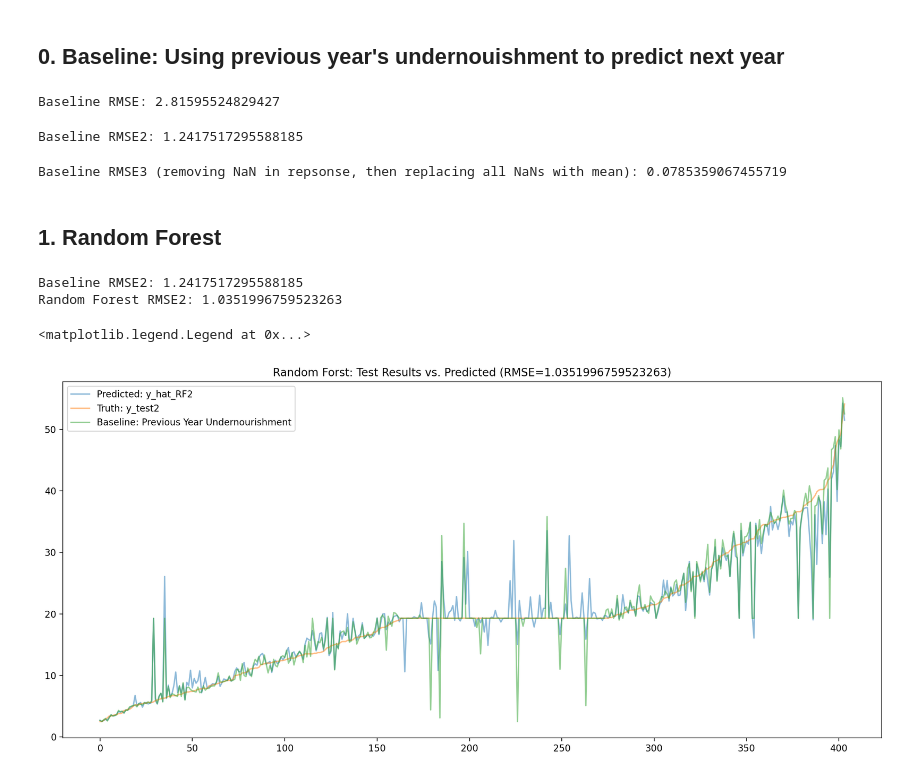
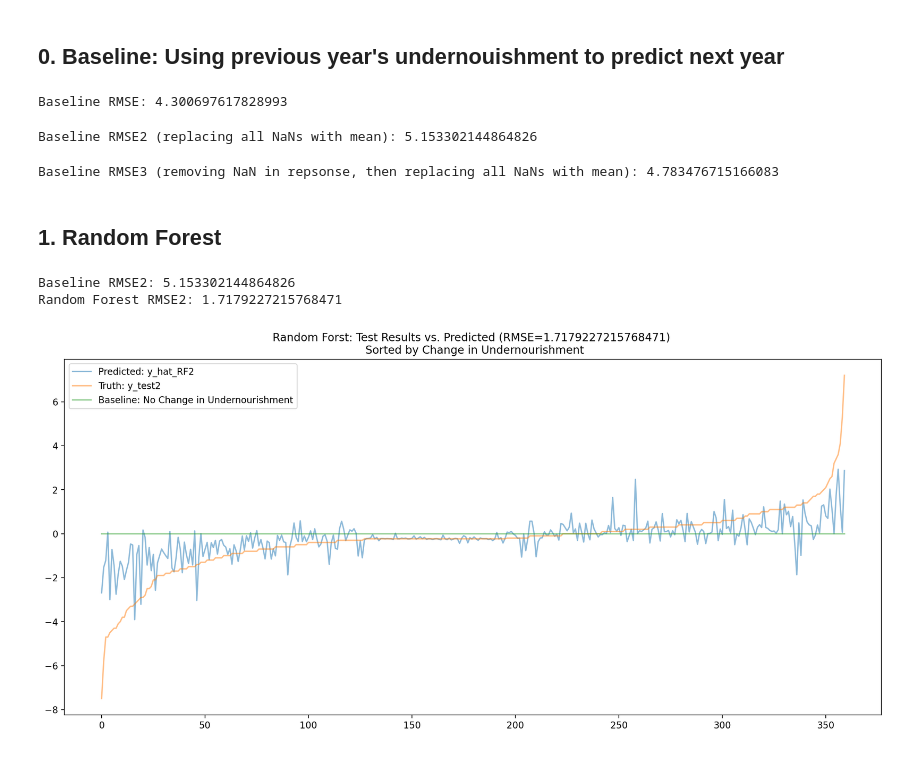
Before and after one commit to bakerjf1993/Supply-Chain, a Jupyter notebook: Food_Security_Analysis-Git.ipynb, the cells around one changed output. Saved outputs shown, nothing was run; the diff lists cells and outputs as text; code cells hidden in the pictures.

Commit message:
switched to predicting change in undernourishment

```diff
--- a/Food_Security_Analysis-Git.ipynb
+++ b/Food_Security_Analysis-Git.ipynb
@@ -149,10 +164,13 @@ for i in range(0, len(df)-1):
 Future_Undernourishment_Col_Name = "Prevalence of undernourishment (percent) (3-year average)"
 for i in range(0, len(countrydf)-1):
     if countrydf.loc[i,'Year'] != 2021:
-        countrydf.loc[i,'Future Undernourishment'] = countrydf.loc[i+1,Future_Undernourishment_Col_Name]
+        #countrydf.loc[i,'Future Undernourishment'] = countrydf.loc[i+1,Future_Undernourishment_Col_Name]
+        # Future Undernourishment is the change in undernourishment for the next year
+        countrydf.loc[i,'Future Undernourishment'] = countrydf.loc[i+1,Future_Undernourishment_Col_Name]-countrydf.loc[i,Future_Undernourishment_Col_Name]
     else:
         continue
-#countrydf.to_csv('countrydf.csv')
-#if len()
-#countrydf = countrydf[countrydf.Year != 2000]
-#countrydf = countrydf[countrydf.Year != 2021]
+# %%
+# Remove data for years 2000 and 2021, which do not have a response variable
+countrydf = countrydf[countrydf.Year != 2000]
+countrydf = countrydf[countrydf.Year != 2021]
+countrydf = countrydf.reset_index()
@@ -159,3 +218,8 @@ for i in range(0, len(countrydf)-1):
+# %%
+# Remove rows for Equatorial Guinea (because there is insufficent data)
+countrydf = countrydf[countrydf['Country'] != 'Equatorial Guinea']
+countrydf = countrydf.reset_index()
+countrydf.to_csv('countrydf.csv')
 # %% [markdown]
 # Percent of Missing Data
 # %%
@@ -455,23 +473,23 @@ y_test3 = y_test2.iloc[keep_indices_test]
 # %% [markdown]
 ## 0. Baseline: Using previous year's undernouishment to predict next year
 # %%
-y_hat_baseline = X_test[Future_Undernourishment_Col_Name]
+y_hat_baseline = X_test[Future_Undernourishment_Col_Name]*0
 RMSE_baseline = np.sqrt((np.sum(y_hat_baseline-y_test)**2)/len(y_hat_baseline))
 print("Baseline RMSE: "+str(RMSE_baseline))
 # %% [output]
-Baseline RMSE: 2.81595524829427
+Baseline RMSE: 4.300697617828993
 # %%
-y_hat_baseline2 = X_test2[Future_Undernourishment_Col_Name]
+y_hat_baseline2 = X_test2[Future_Undernourishment_Col_Name]*0
 RMSE_baseline2 = np.sqrt((np.sum(y_hat_baseline2-y_test2)**2)/len(y_hat_baseline2))
-print("Baseline RMSE2: "+str(RMSE_baseline2))
+print("Baseline RMSE2 (replacing all NaNs with mean): "+str(RMSE_baseline2))
 # %% [output]
-Baseline RMSE2: 1.2417517295588185
+Baseline RMSE2 (replacing all NaNs with mean): 5.153302144864826
 # %%
-y_hat_baseline3 = X_test3[Future_Undernourishment_Col_Name]
+y_hat_baseline3 = X_test3[Future_Undernourishment_Col_Name]*0
 RMSE_baseline3 = np.sqrt((np.sum(y_hat_baseline3-y_test3)**2)/len(y_hat_baseline3))
 print("Baseline RMSE3 (removing NaN in repsonse, then replacing all NaNs with mean): "+str(RMSE_baseline3))
 # %% [output]
-Baseline RMSE3 (removing NaN in repsonse, then replacing all NaNs with mean): 0.0785359067455719
+Baseline RMSE3 (removing NaN in repsonse, then replacing all NaNs with mean): 4.783476715166083
 # %% [markdown]
 ## 1. Random Forest
 # %%
@@ -486,19 +504,18 @@ RMSE_RF2 = np.sqrt((np.sum(y_hat_RF2-y_test2)**2)/len(y_hat_RF2))
 print("Baseline RMSE2: "+str(RMSE_baseline2))
 print("Random Forest RMSE2: "+str(RMSE_RF2))
 # %% [output]
-Baseline RMSE2: 1.2417517295588185
-Random Forest RMSE2: 1.0351996759523263
+Baseline RMSE2: 5.153302144864826
+Random Forest RMSE2: 1.7179227215768471
 # %%
 sorted_Idx = np.argsort(y_test2.to_numpy())
 plt.figure(figsize=(16, 7), dpi=200)
 plt.plot(y_hat_RF2[sorted_Idx], label='Predicted: y_hat_RF2', alpha=0.5)
 plt.plot(y_test2.to_numpy()[sorted_Idx], label='Truth: y_test2', alpha=0.5)
-plt.plot(y_hat_baseline2.to_numpy()[sorted_Idx], label='Baseline: Previous Year Undernourishment', alpha=0.5)
-plt.title("Random Forst: Test Results vs. Predicted (RMSE="+str(RMSE_RF2)+")")
-plt.legend()
+plt.plot(y_hat_baseline2.to_numpy()[sorted_Idx], label='Baseline: No Change in Undernourishment', alpha=0.5)
+plt.title("Random Forst: Test Results vs. Predicted (RMSE="+str(RMSE_RF2)+") \n Sorted by Change in Undernourishment")
+plt.legend();
 # %% [output]
-<matplotlib.legend.Legend at 0x...>
-[figure, old version]
+[figure, new version]
 # %%
 # Build a random forest (https://scikit-learn.org/stable/modules/generated/sklearn.ensemble.RandomForestRegressor.html)
 # Train on the training set
```
Also changed, not shown: parts of 21 cells of this notebook, 3 other files.
